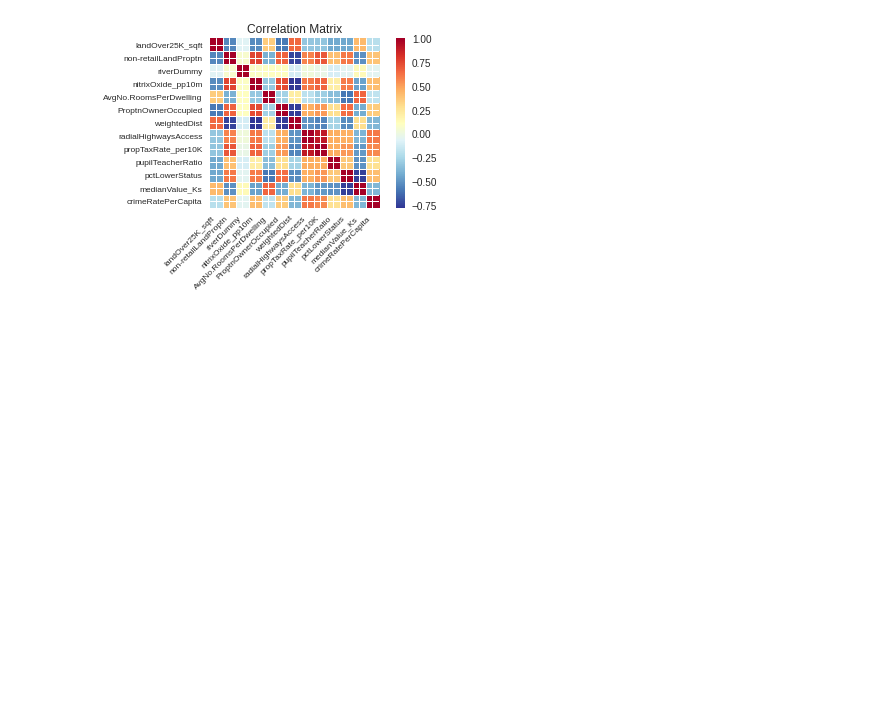
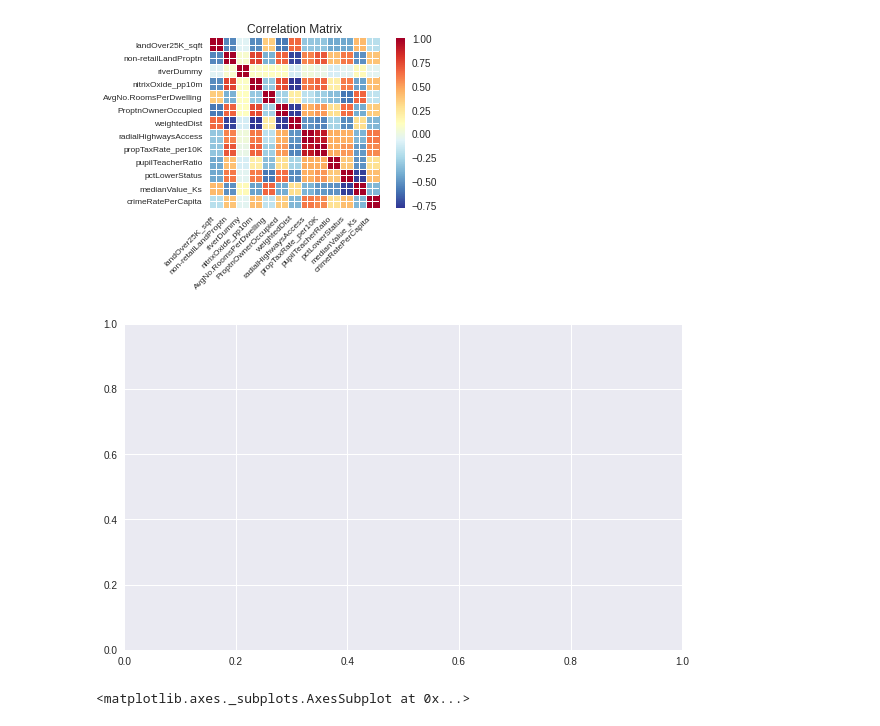
Before and after one commit to thientvse/Packt-Workshop, a Jupyter notebook: DataScience/2.Regression/Loading_and_Preparing_the_Data_for_Analysis.ipynb, the cells around one changed output. Drawn from its saved outputs; the diff is of its cells as text; code cells hidden in the pictures; blank space fills up the shorter version.

```diff
--- a/DataScience/2.Regression/Loading_and_Preparing_the_Data_for_Analysis.ipynb
+++ b/DataScience/2.Regression/Loading_and_Preparing_the_Data_for_Analysis.ipynb
@@ -123,3 +123,11 @@ plot_corr(corrMatrix, xnames=xnames, ynames=ynames,\
 # %% [output]
 [figure]
 [figure]
+# %%
+fig, ax = plt.subplots(figsize=(10, 6))
+# %% [output]
+[figure, added]
+# %%
+sns.regplot(x='medianValue_Ks', y='crimeRatePerCapita', ci=None, data=train_data, ax=ax, color='k', scatter_kws={"s": 20,"color": "royalblue", "alpha":1})
+# %% [output]
+<matplotlib.axes._subplots.AxesSubplot at 0x...>
```
Also changed, not shown: parts of 10 cells of this notebook.
